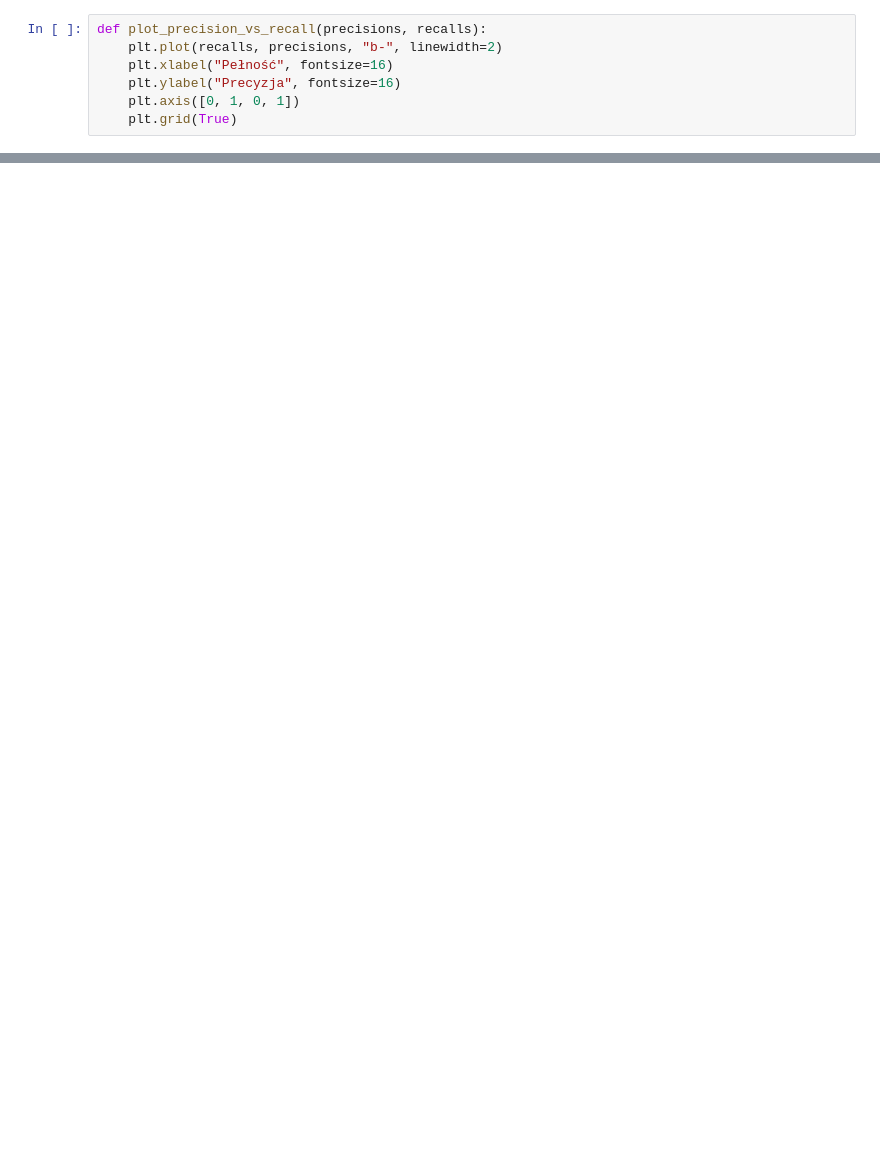
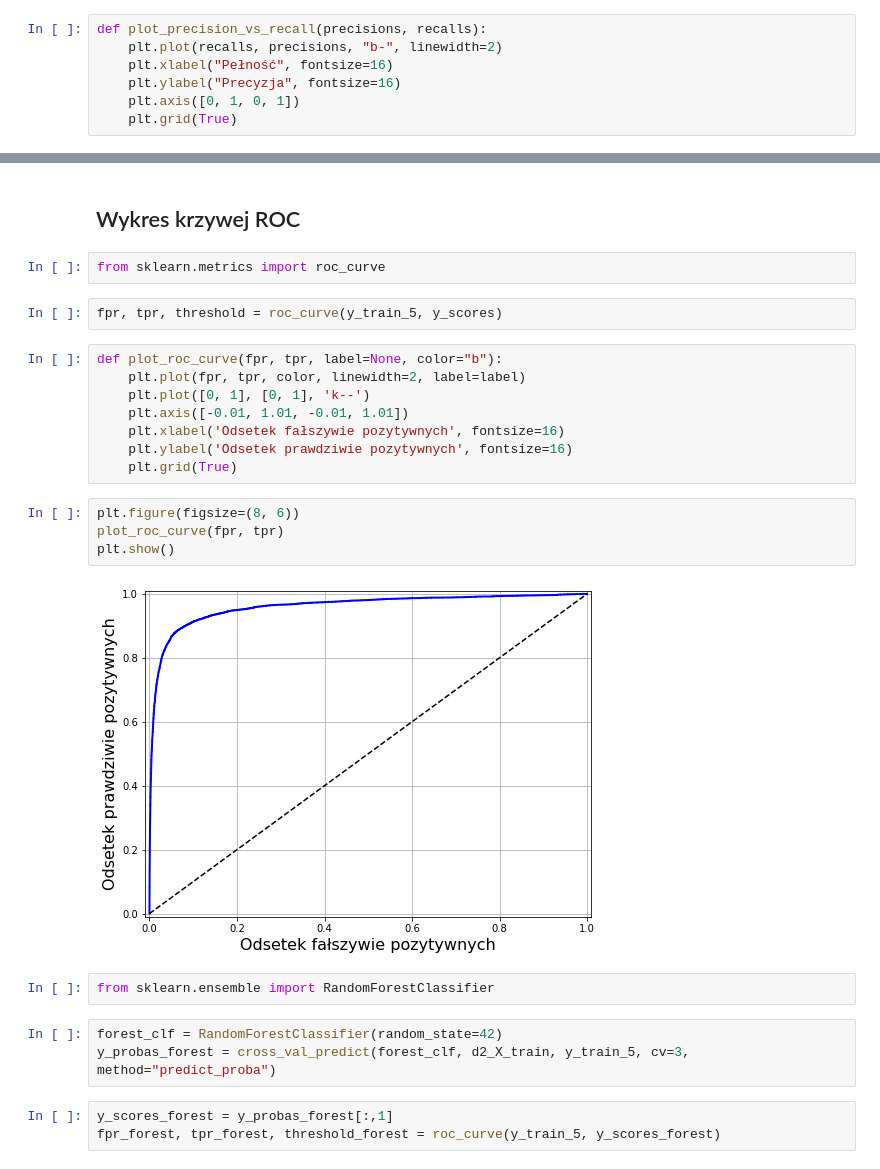
Before and after one commit to Tomaszsachanowski/ML-Scikit-Learn-Tensorflow, a Jupyter notebook: Chapter-3.ipynb, the cells around one changed output, grey strips where cells are left out. Saved outputs shown, nothing was run; the diff lists cells and outputs as text; blank space fills up the shorter version.

```diff
--- a/Chapter-3.ipynb
+++ b/Chapter-3.ipynb
@@ -205,0 +206,28 @@ plt.show()
+# %% [markdown]
+## Wykres krzywej ROC
+# %%
+from sklearn.metrics import roc_curve
+# %%
+fpr, tpr, threshold = roc_curve(y_train_5, y_scores)
+# %%
+def plot_roc_curve(fpr, tpr, label=None, color="b"):
+    plt.plot(fpr, tpr, color, linewidth=2, label=label)
+    plt.plot([0, 1], [0, 1], 'k--')
+    plt.axis([-0.01, 1.01, -0.01, 1.01])
+    plt.xlabel('Odsetek fałszywie pozytywnych', fontsize=16)
+    plt.ylabel('Odsetek prawdziwie pozytywnych', fontsize=16)
+    plt.grid(True)
+# %%
+plt.figure(figsize=(8, 6))
+plot_roc_curve(fpr, tpr)
+plt.show()
+# %% [output]
+[figure, added]
+# %%
+from sklearn.ensemble import RandomForestClassifier
+# %%
+forest_clf = RandomForestClassifier(random_state=42)
+y_probas_forest = cross_val_predict(forest_clf, d2_X_train, y_train_5, cv=3, method="predict_proba")
+# %%
+y_scores_forest = y_probas_forest[:,1]
+fpr_forest, tpr_forest, threshold_forest = roc_curve(y_train_5, y_scores_forest)
```
Also changed, not shown: parts of 37 cells of this notebook.
